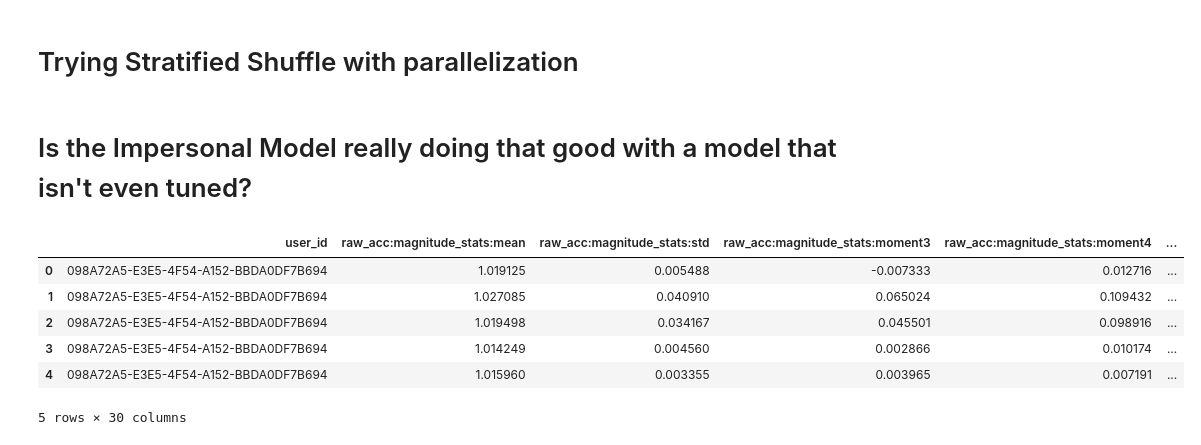
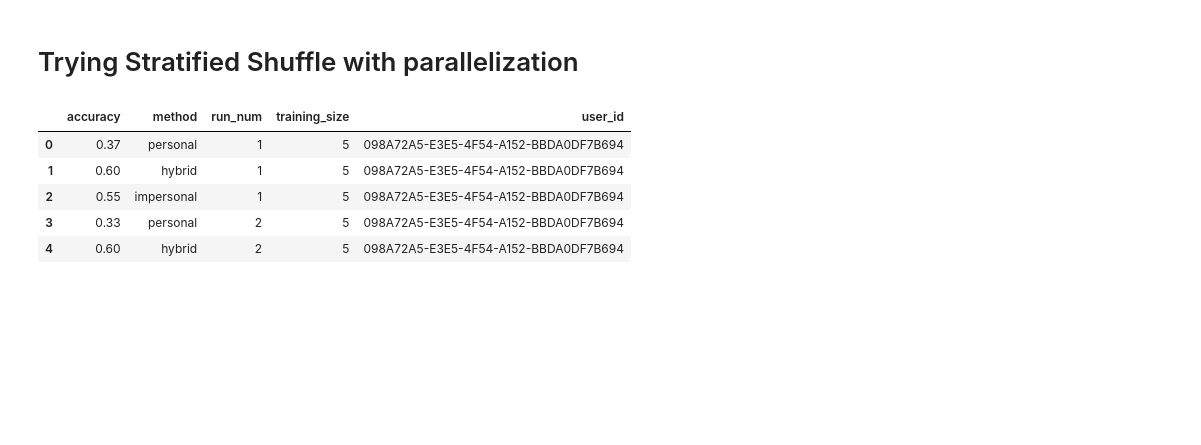
Before and after one commit to SkotBotCambo/extrasensory_ar_analysis, a Jupyter notebook: notebooks/Recreating Exp1 From HCML Book.ipynb, the cells around one changed output. Drawn from its saved outputs; the diff is of its cells as text; code cells hidden in the pictures; blank space fills up the shorter version.

```diff
--- a/notebooks/Recreating Exp1 From HCML Book.ipynb
+++ b/notebooks/Recreating Exp1 From HCML Book.ipynb
@@ -298,5 +350,3 @@ asr = dview.execute(command2)
 rows = dview.gather('rows')
 scores_df = pd.DataFrame(rows)
 scores_df.to_pickle('./scores_df_stratified.pickle')
-# %% [markdown]
-# Is the Impersonal Model really doing that good with a model that isn't even tuned?
@@ -305,10 +353,9 @@ all_df = es.get_impersonal_data(data_type="activity", labeled_only=True)
 # %%
-all_df.head()
+scores_df.head()
 # %% [output]
-|  | user_id | raw_acc:magnitude_stats:mean | raw_acc:magnitude_stats:std | raw_acc:magnitude_stats:moment3 | raw_acc:magnitude_stats:moment4 | ... |
-| 0 | 098A72A5-E3E5-4F54-A152-BBDA0DF7B694 | 1.019125 | 0.005488 | -0.007333 | 0.012716 | ... |
-| 1 | 098A72A5-E3E5-4F54-A152-BBDA0DF7B694 | 1.027085 | 0.040910 | 0.065024 | 0.109432 | ... |
-| 2 | 098A72A5-E3E5-4F54-A152-BBDA0DF7B694 | 1.019498 | 0.034167 | 0.045501 | 0.098916 | ... |
-| 3 | 098A72A5-E3E5-4F54-A152-BBDA0DF7B694 | 1.014249 | 0.004560 | 0.002866 | 0.010174 | ... |
-| 4 | 098A72A5-E3E5-4F54-A152-BBDA0DF7B694 | 1.015960 | 0.003355 | 0.003965 | 0.007191 | ... |
+|  | accuracy | method | run_num | training_size | user_id |
+| 0 | 0.37 | personal | 1 | 5 | 098A72A5-E3E5-4F54-A152-BBDA0DF7B694 |
+| 1 | 0.60 | hybrid | 1 | 5 | 098A72A5-E3E5-4F54-A152-BBDA0DF7B694 |
+| 2 | 0.55 | impersonal | 1 | 5 | 098A72A5-E3E5-4F54-A152-BBDA0DF7B694 |
+| 3 | 0.33 | personal | 2 | 5 | 098A72A5-E3E5-4F54-A152-BBDA0DF7B694 |
+| 4 | 0.60 | hybrid | 2 | 5 | 098A72A5-E3E5-4F54-A152-BBDA0DF7B694 |
-5 rows × 30 columns
```
Also changed, not shown: parts of 25 cells of this notebook, 1 other file.
